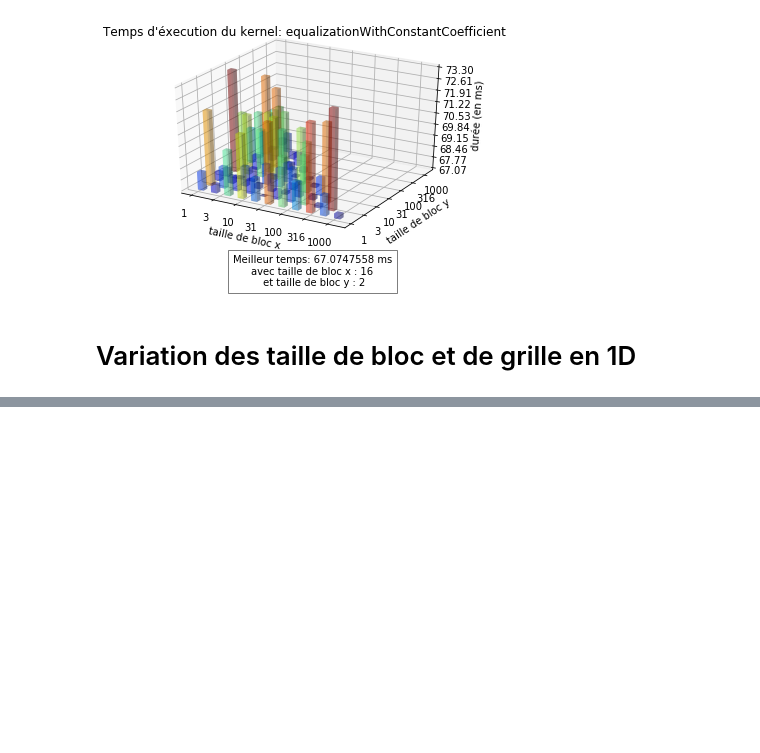
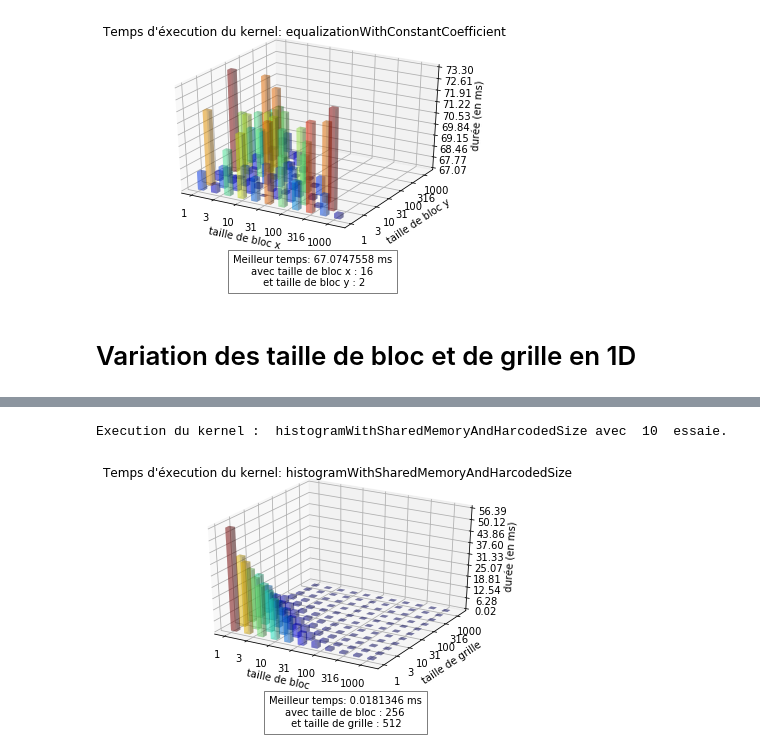
Before and after one commit to Me-k-01/Histogram_equalization, a Jupyter notebook: benchmark.ipynb, the cells around one changed output, grey strips where cells are left out. Cells and saved outputs as stored; diff of their text form; code cells hidden in the pictures; blank space fills up the shorter version.

```diff
--- a/benchmark.ipynb
+++ b/benchmark.ipynb
@@ -189,6 +189,7 @@ def log_tick_formatter(val, pos=None):
     return int(10**val)
 
 def showHistogramDuration3DHist(durations, sizesX, sizesY, title, xLabel, yLabel):
+    global PATH_TO_SAVE_IMG
     fig = plt.figure()
     ax = fig.add_subplot(111, projection='3d')
     ax.set_title("Temps d'éxecution du kernel: " + title)
@@ -338,7 +339,7 @@ def evaluate1DBlocAndGridSize(kernelName, nTry = 10): # On test les variations d
     return durations, sizes
 
 def testBlocAndGridKernels(kernelNameType, nTry = 1):
-    global KERNEL_NAME, KERNEL, NUM_KERNEL
+    global KERNEL_NAME, KERNEL
     print("Execution du kernel : ", kernelNameType, "avec ", nTry, " essaie.")
     durations, sizes = evaluate1DBlocAndGridSize(kernelNameType, nTry)
     showHistogramDuration3DHist(durations, sizes, sizes, kernelNameType, "taille de bloc", "taille de grille")
@@ -354,0 +353,5 @@ testBlocAndGridKernels("repart", KERNEL["repart"][0], nTry)
+# %%
+testBlocAndGridKernels("histogramWithSharedMemoryAndHarcodedSize", nTry)
+# %% [output]
+Execution du kernel :  histogramWithSharedMemoryAndHarcodedSize avec  10  essaie.
+[figure, added]
```
Also changed, not shown: parts of 8 cells of this notebook, 9 other files.
